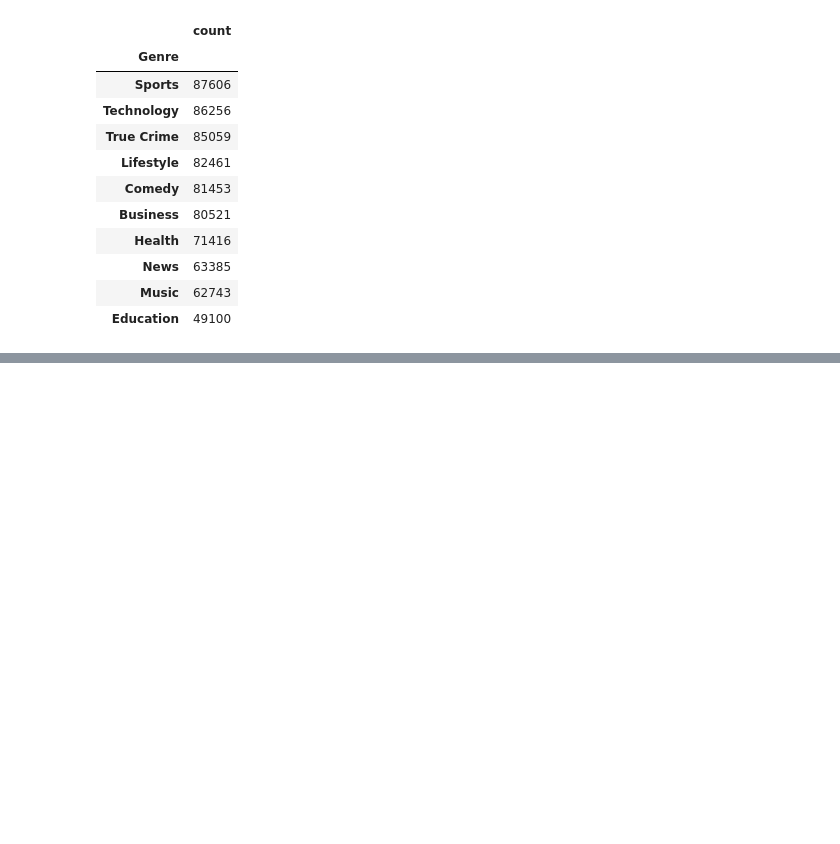
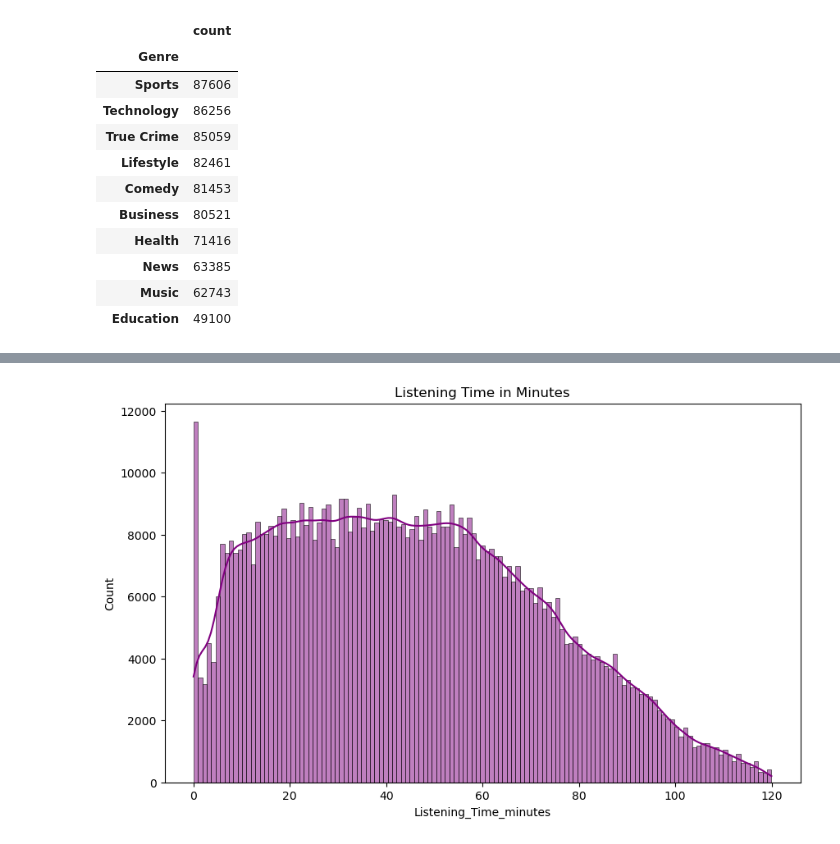
Before and after one commit to MaimunaBawa/Podcast_Listening_time, a Jupyter notebook: Code/EDA-1.ipynb, the cells around one changed output, grey strips where cells are left out. Drawn from its saved outputs; the diff is of its cells as text; code cells hidden in the pictures; blank space fills up the shorter version.

```diff
--- a/Code/EDA-1.ipynb
+++ b/Code/EDA-1.ipynb
@@ -165,0 +262,8 @@ df_Genre.to_frame()
+# %%
+ # Plot histogram of "Listening_Time_minutes"
+plt.figure(figsize=(10,6))
+sns.histplot(data = df, x = "Listening_Time_minutes",kde=True,color="purple")
+plt.title("Listening Time in Minutes",loc= "center")
+plt.show()
+# %% [output]
+[figure, added]
```
Also changed, not shown: parts of 23 cells of this notebook, 3 other files.
